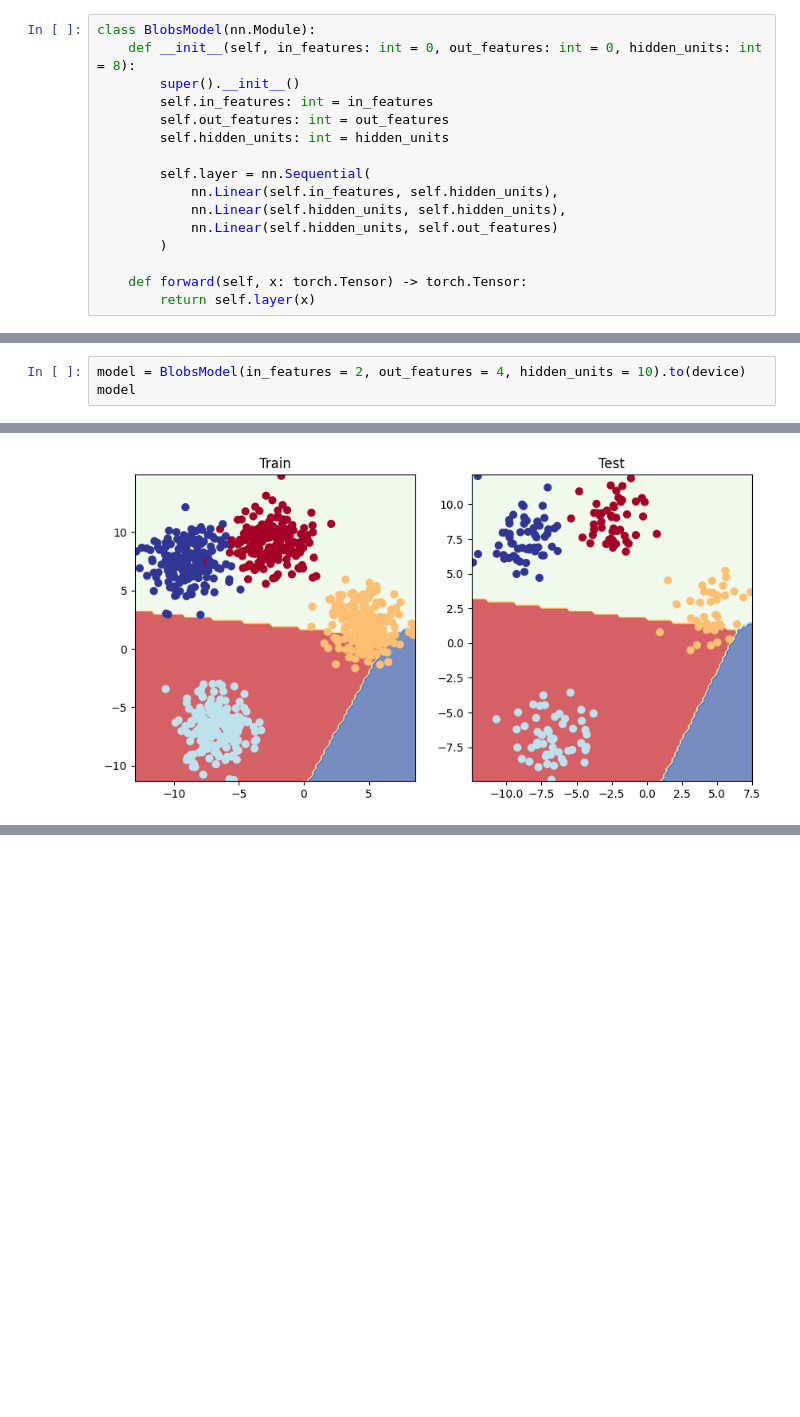
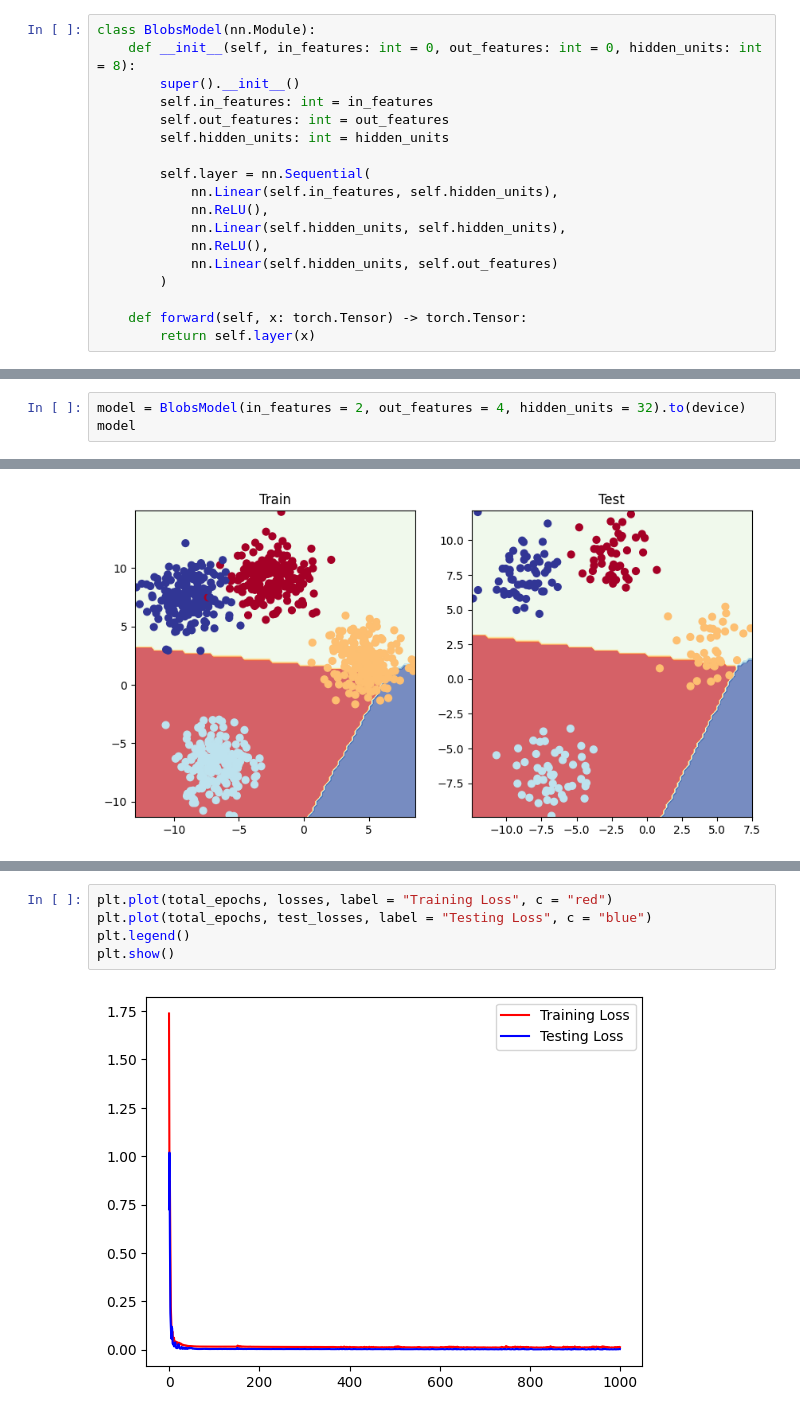
Before and after one commit to axiomchronicles/neural_network_learning, a Jupyter notebook: PyTorch_Learning/pathway_09.ipynb, the cells around one changed output, grey strips where cells are left out. Drawn from its saved outputs; the diff is of its cells as text; blank space fills up the shorter version.

```diff
--- a/PyTorch_Learning/pathway_09.ipynb
+++ b/PyTorch_Learning/pathway_09.ipynb
@@ -49,7 +54,9 @@ class BlobsModel(nn.Module):
 
         self.layer = nn.Sequential(
             nn.Linear(self.in_features, self.hidden_units),
+            nn.ReLU(),
             nn.Linear(self.hidden_units, self.hidden_units),
+            nn.ReLU(),
             nn.Linear(self.hidden_units, self.out_features)
         )
 
@@ -58,5 +68,5 @@ class BlobsModel(nn.Module):
 # %%
-model = BlobsModel(in_features = 2, out_features = 4, hidden_units = 10).to(device)
+model = BlobsModel(in_features = 2, out_features = 4, hidden_units = 32).to(device)
 model
 # %% [output]
 BlobsModel(
@@ -93,0 +170,7 @@ plot_decision_boundary(model, X_test, y_test)
+# %%
+plt.plot(total_epochs, losses, label = "Training Loss", c = "red")
+plt.plot(total_epochs, test_losses, label = "Testing Loss", c = "blue")
+plt.legend()
+plt.show()
+# %% [output]
+[figure, added]
```
Also changed, not shown: parts of 11 cells of this notebook.
